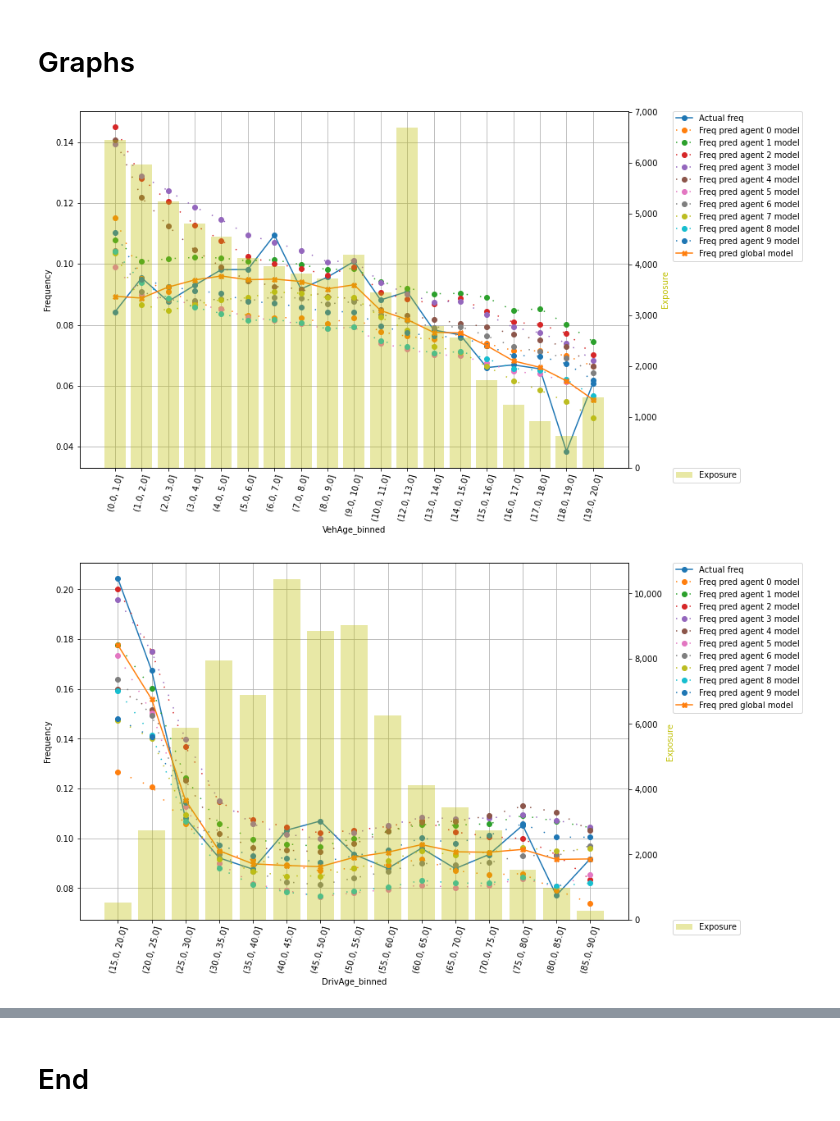
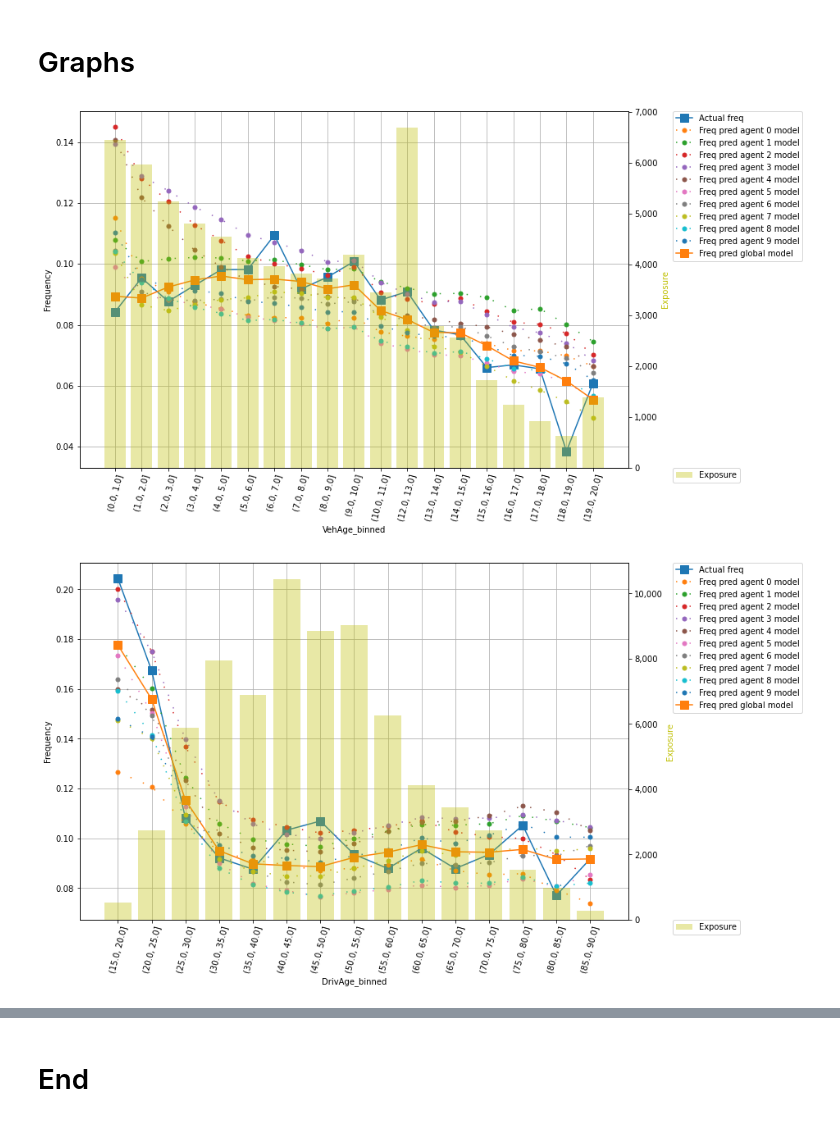
Before and after one commit to mw281685/IFoA-FL-WP, a Jupyter notebook: code/federated_learing_notebook_skorch n_jobs_ps_v8.4_graph.ipynb, the cells around one changed output, grey strips where cells are left out. Saved outputs shown, nothing was run; the diff lists cells and outputs as text; code cells hidden in the pictures.

Commit message:
change "no_of_agents" to "NUM_AGENTS" for consistency; improve run time; add Gini graphs; add overall model perfromance graph

```diff
--- a/code/federated_learing_notebook_skorch n_jobs_ps_v8.4_graph.ipynb
+++ b/code/federated_learing_notebook_skorch n_jobs_ps_v8.4_graph.ipynb
@@ -264,3 +265,19 @@ def create_test_data():
     return X_test, y_test, df_test
 # %%
 X_test, y_test, df_test = create_test_data()
+# %%
+def create_df_test_pred(df_test, X_test, global_model, NUM_AGENTS):
+
+    y_pred = global_model.predict(X_test.astype(np.float64))
+    df_test['ClaimNb_pred']=pd.Series(y_pred.flatten())
+
+    agent_prediction_dictionary = {}
+
+    for agents in range(NUM_AGENTS):
+        agent_prediction_dictionary["y_agent_{0}_pred".format(agents)] = agent_model_dictionary['loaded_agent_'+str(agents)+'_model'].predict(X_test.astype(np.float64))
+        df_test['ClaimNb_agent_'+str(agents)+'_pred']=pd.Series(agent_prediction_dictionary['y_agent_'+str(agents)+'_pred'].flatten())
+
+    return df_test
+# %%
+df_test_pred = create_df_test_pred(df_test, X_test, loaded_agent_global_model, NUM_AGENTS)
+df_test_pred
@@ -267,20 +298,14 @@ X_test, y_test, df_test = create_test_data()
 # %%
-def create_df_sum(df_test, factor, X_test, global_model, no_of_agents=10):
+def create_df_sum(df_test_pred, factor, X_test, global_model, NUM_AGENTS):
 
-    y_pred = global_model.predict(X_test.astype(np.float64))
-    df_test['ClaimNb_pred']=pd.Series(y_pred.flatten())
-
-    agent_prediction_dictionary = {}
     sum_list = ['Exposure',  'ClaimNb', 'ClaimNb_pred']
     sum_dictionary = {'ClaimNb':'Actual freq', 'ClaimNb_pred':'Freq pred global model',}
 
-    for agents in range(no_of_agents):
-        agent_prediction_dictionary["y_agent_{0}_pred".format(agents)] = agent_model_dictionary['loaded_agent_'+str(agents)+'_model'].predict(X_test.astype(np.float64))
-        df_test['ClaimNb_agent_'+str(agents)+'_pred']=pd.Series(agent_prediction_dictionary['y_agent_'+str(agents)+'_pred'].flatten())
+    for agents in range(NUM_AGENTS):
         sum_list.append('ClaimNb_agent_'+str(agents)+'_pred')
         sum_dictionary['ClaimNb_agent_'+str(agents)+'_pred']='Freq pred agent '+str(agents)+' model'
 
-    df_sum=df_test.groupby([factor+'_binned'])[sum_list].sum().reset_index()
+    df_sum=df_test_pred.groupby([factor+'_binned'])[sum_list].sum().reset_index()
 
     frequency_conversion(factor, df_sum, sum_dictionary)
 
@@ -295,26 +317,30 @@ def create_df_sum(df_test, factor, X_test, global_model, no_of_agents=10):
 # %%
-def one_way_graph_comparison(factor, no_of_agents=10):
+def one_way_graph_comparison(factor, NUM_AGENTS):
 
-        df_sum = create_df_sum(df_test, factor, X_test, loaded_agent_global_model, no_of_agents=no_of_agents)
+        df_sum = create_df_sum(df_test_pred, factor, X_test, loaded_agent_global_model, NUM_AGENTS)
 
         fig, ax = plt.subplots(figsize=(12, 8))
 
         plt.plot(df_sum['Actual freq'],
                 label='Actual freq',
-                marker='o',
+                marker='s',
+                markersize=10,
                 )
 
-        for agents in range(no_of_agents):
+        for agents in range(NUM_AGENTS):
                 plt.plot(df_sum['Freq pred agent '+str(agents)+' model'],
                 label='Freq pred agent '+str(agents)+' model',
                 marker='o',
+                markersize=5,
                 linestyle=(0, (1, 10)),
+                #linestyle='dotted',
                 )
 
 
         plt.plot(df_sum['Freq pred global model'],
                 label='Freq pred global model',
-                marker='X',
+                marker='s',
+                markersize=10,
                 #linestyle='dotted',
                 )
 
@@ -348,12 +374,12 @@ def one_way_graph_comparison(factor, no_of_agents=10):
 # %% [markdown]
 # Graphs
 # %%
-one_way_graph_comparison('VehAge', no_of_agents=10)
+one_way_graph_comparison('VehAge', NUM_AGENTS)
 # %% [output]
-[figure, old version]
+[figure, new version]
 # %%
-one_way_graph_comparison('DrivAge', no_of_agents=10)
+one_way_graph_comparison('DrivAge', NUM_AGENTS)
 # %% [output]
-[figure, old version]
+[figure, new version]
 # %%
 for i in ['Area', 'VehPower', 'VehAge', 'DrivAge', 'BonusMalus', 'VehGas', 'Density', 'VehBrand_number', 'Region_number']:
```
Also changed, not shown: parts of 25 cells of this notebook.
